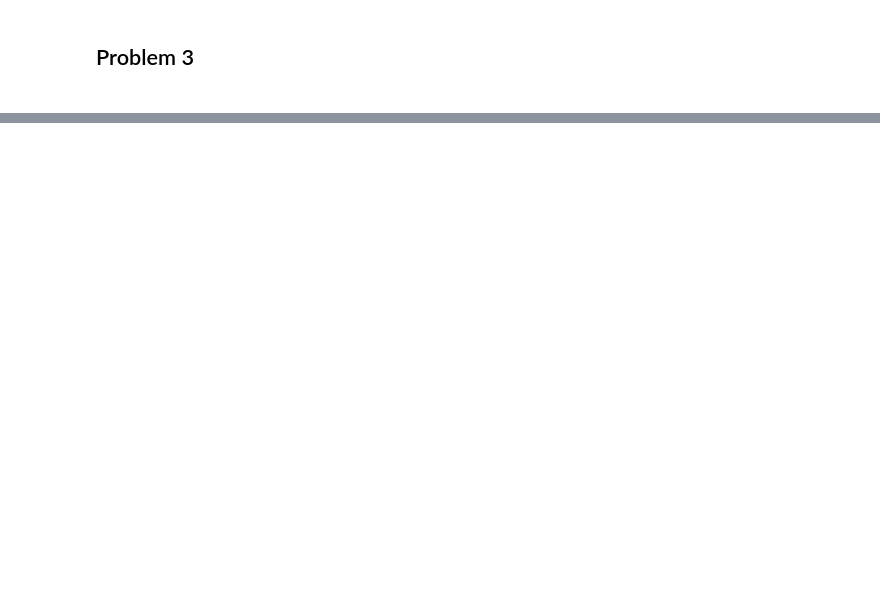
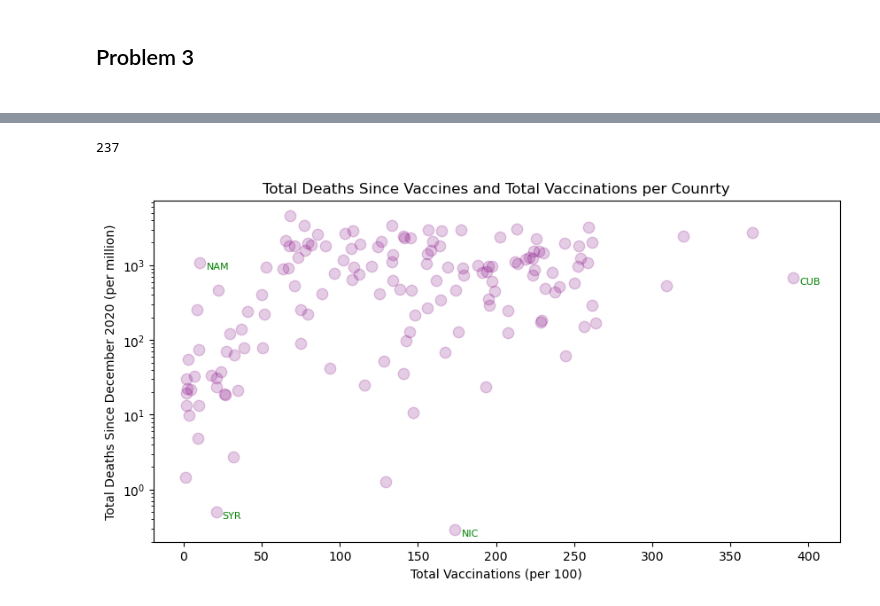
Before and after one commit to as1782/University-Projects, a Jupyter notebook: Solution_Code.ipynb, the cells around one changed output, grey strips where cells are left out. Cells and saved outputs as stored; diff of their text form; code cells hidden in the pictures; blank space fills up the shorter version.

```diff
--- a/Solution_Code.ipynb
+++ b/Solution_Code.ipynb
@@ -353,0 +478,10 @@ My initial hypothesis was that longer movies could mean higher Box Office Gross
+# %%
+#Part D
+
+covid_df = covid_df.query('iso_code.str.startswith("OWID_") == False').reset_index(drop=True)
+
+num_of_unique_countries = len(covid_df['iso_code'].unique())
+
+print(num_of_unique_countries)
+# %% [output]
+237
@@ -353,0 +502,20 @@ My initial hypothesis was that longer movies could mean higher Box Office Gross
+# %%
+#Part G
+
+def days_since(date_str):
+
+    #make a base timestamp
+
+    timestamp = tm.mktime(tm.strptime(date_str, "%Y-%m-%d"))
+
+    date = tm.mktime(tm.strptime("2020-12-09", "%Y-%m-%d"))
+
+    #the diffrence between input and the timestamp
+
+    diffrence = timestamp - date
+
+    #convert it into days by 60 * 60 * 24
+
+    return int(diffrence / (60 * 60 * 24))
+
+df_v_copy["DaysSince9Dec20"] = df_v_copy["date"].apply(days_since)
@@ -353,0 +572,32 @@ My initial hypothesis was that longer movies could mean higher Box Office Gross
+# %%
+#Part I
+
+plt.style.use('default')
+
+fig, ax = plt.subplots(figsize=(10, 5))
+
+ax.scatter(df_country['Total latest vaccinations (per Hundred)'], df_country['TotalDeathPerMSinceVac'], marker='o', color='purple', alpha=0.2, s=80)
+
+ax.set_xlabel('Total Vaccinations (per 100)')
+
+ax.set_ylabel('Total Deaths Since December 2020 (per million)')
+
+ax.set_title('Total Deaths Since Vaccines and Total Vaccinations per Counrty')
+
+ax.set_xscale('linear')
+
+ax.set_yscale('log')
+
+ax.set_ylim(bottom=0.2)
+
+ax.set_xlim(right=420)
+
+highlighted = df_country[df_country['iso code'].isin(['NAM', 'SYR', 'NIC', 'CUB'])]
+
+for i, row in highlighted.iterrows():
+
+    ax.annotate(row['iso code'], (row['Total latest vaccinations (per Hundred)'], row['TotalDeathPerMSinceVac']), textcoords="offset points", xytext=(5,-5), ha='left', color='green', fontsize=8)
+
+plt.show()
+# %% [output]
+[figure, added]
```
Also changed, not shown: parts of 61 cells of this notebook.
